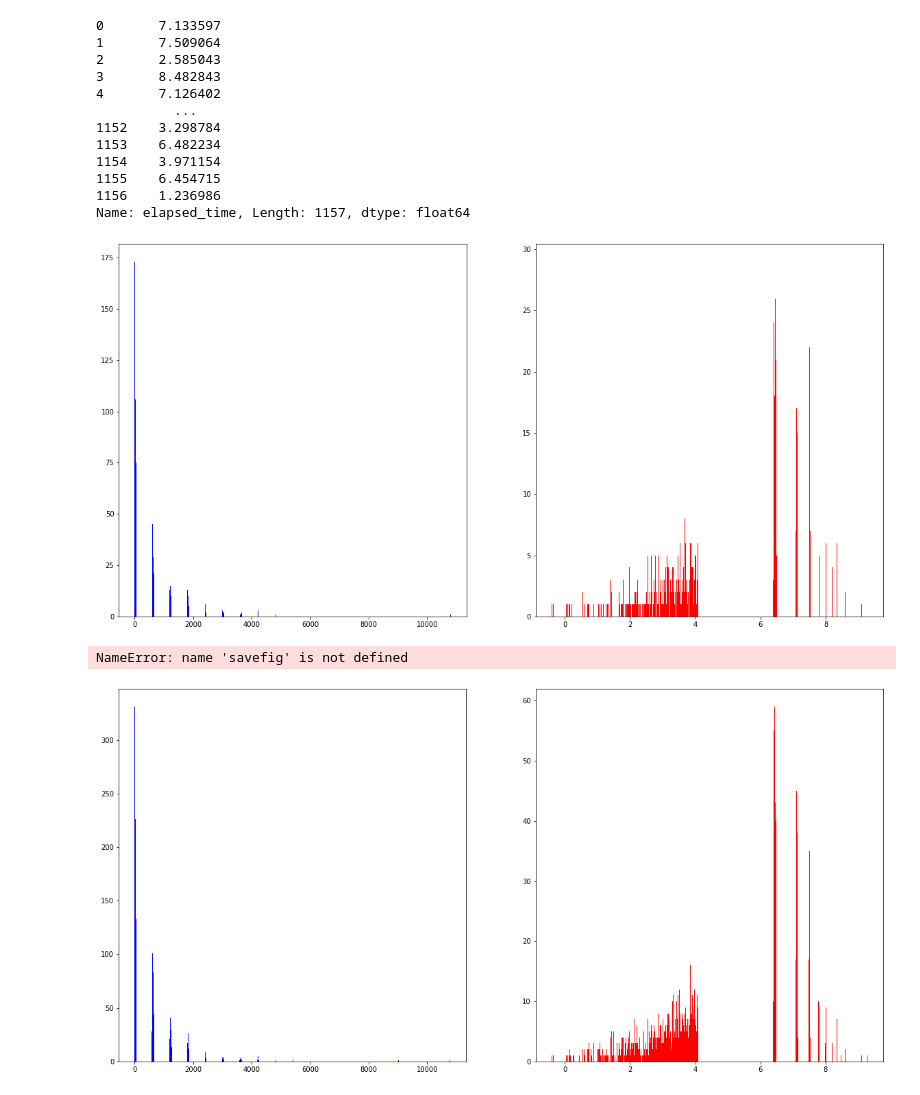
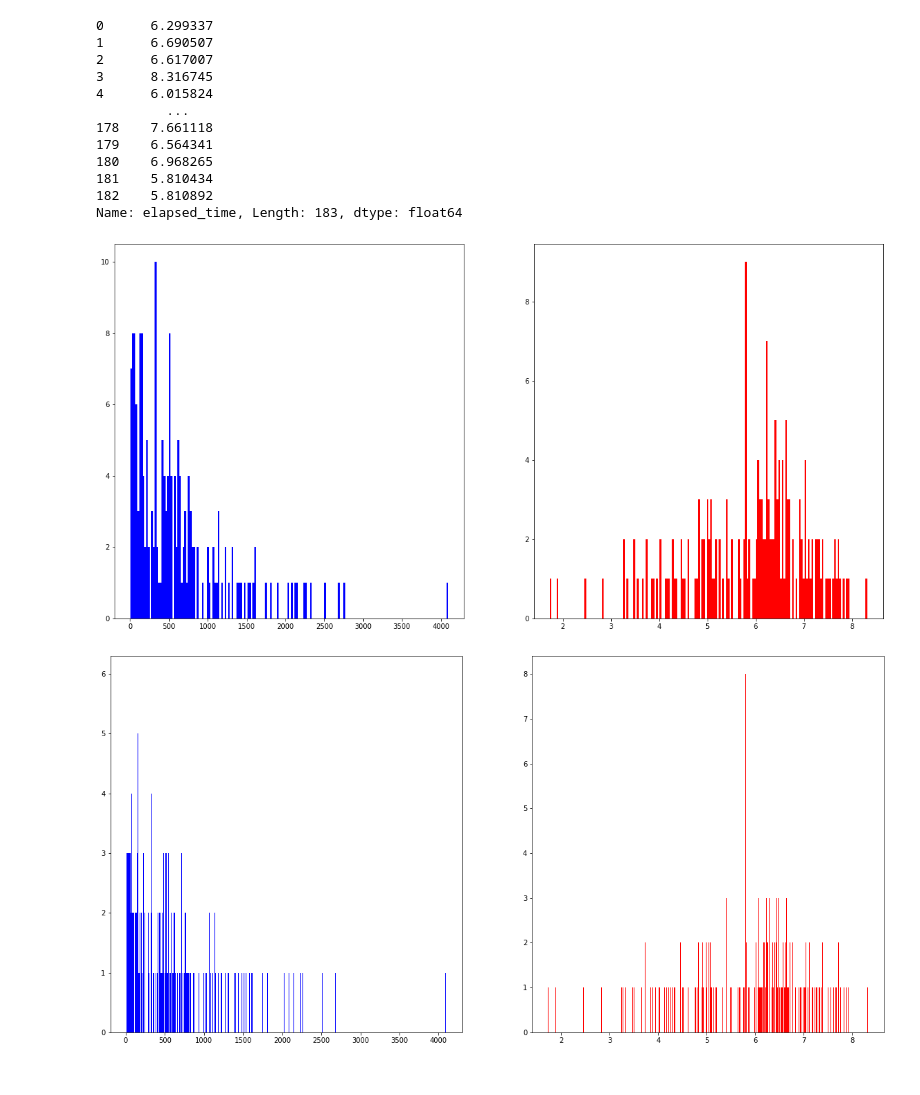
Before and after one commit to HyoungsungKim/Studying-ethereum, a Jupyter notebook: study-in-geth/time_conversion.ipynb, the cells around one changed output. Saved outputs shown, nothing was run; the diff lists cells and outputs as text; code cells hidden in the pictures.

Commit message:
Fix error

```diff
--- a/study-in-geth/time_conversion.ipynb
+++ b/study-in-geth/time_conversion.ipynb
@@ -3,7 +3,7 @@ from datetime import datetime as dt
 import pandas as pd
 import matplotlib.pyplot as plt
 # %%
-filename = r'./elapseTime.csv'
+filename = r'./elapseTime2.csv'
 df = pd.read_csv(filename)
 df
 # %% [output]
@@ -48,5 +48,5 @@ for idx, elapsed_time in enumerate(df.elapsed_time):
     # print("second : ", float(second))
     # print("ms : ", float(ms))
 
-    df.elapsed_time[idx] = str(float(hour) * 3600 + float(minute) * 600 + float(second) + float(ms) / 100)
+    df.elapsed_time[idx] = str(float(hour) * 3600 + float(minute) * 60 + float(second) + float(ms) / 100)
 # %% [output]
@@ -129,28 +153,27 @@ Name: elapsed_time, Length: 1157, dtype: float64
 # %%
 log_frame
 # %% [output]
-0       7.133597
-1       7.509064
-2       2.585043
-3       8.482843
-4       7.126402
-          ...
-1152    3.298784
-1153    6.482234
-1154    3.971154
-1155    6.454715
-1156    1.236986
-Name: elapsed_time, Length: 1157, dtype: float64
+0      6.299337
+1      6.690507
+2      6.617007
+3      8.316745
+4      6.015824
+         ...
+178    7.661118
+179    6.564341
+180    6.968265
+181    5.810434
+182    5.810892
+Name: elapsed_time, Length: 183, dtype: float64
 # %%
 plt.rcParams["figure.figsize"] = (20,10)
 plt.subplot(1,2,1)
-plt.hist(frame, bins=1157, color='b')
+plt.hist(frame, bins=182, color='b')
 plt.subplot(1,2,2)
-plt.hist(log_frame, bins=1157, color='r')
+plt.hist(log_frame, bins=182, color='r')
 plt.show()
 # %% [output]
-[figure, old version]
+[figure, new version]
-NameError: name 'savefig' is not defined
 # %%
 plt.rcParams["figure.figsize"] = (20,10)
 plt.subplot(1,2,1)
@@ -159,7 +182,7 @@ plt.subplot(1,2,2)
 plt.hist(log_frame, bins=500, color='r')
 plt.show()
 # %% [output]
-[figure, old version]
+[figure, new version]
 # %%
 plt.rcParams["figure.figsize"] = (20,10)
 plt.subplot(1,2,1)
```
Also changed, not shown: parts of 10 cells of this notebook.
